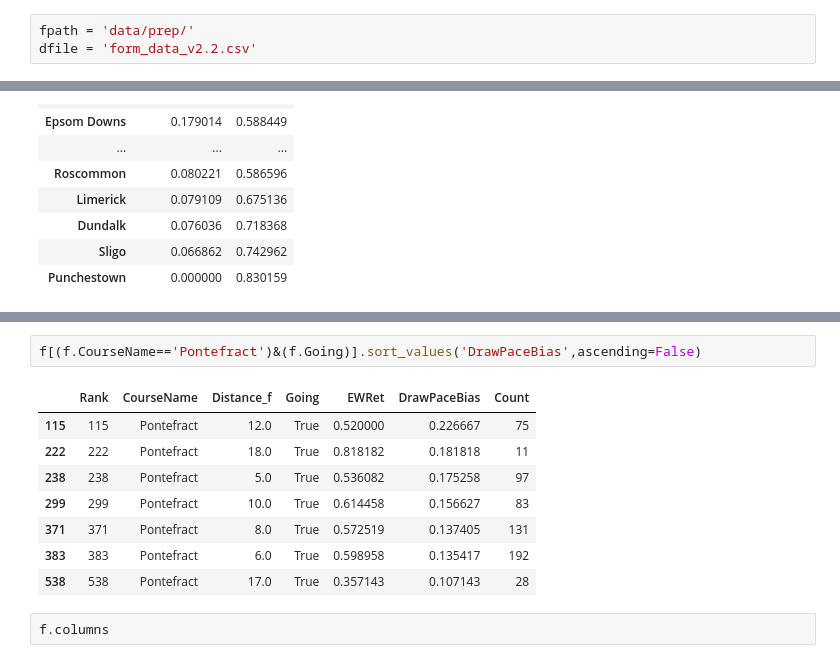
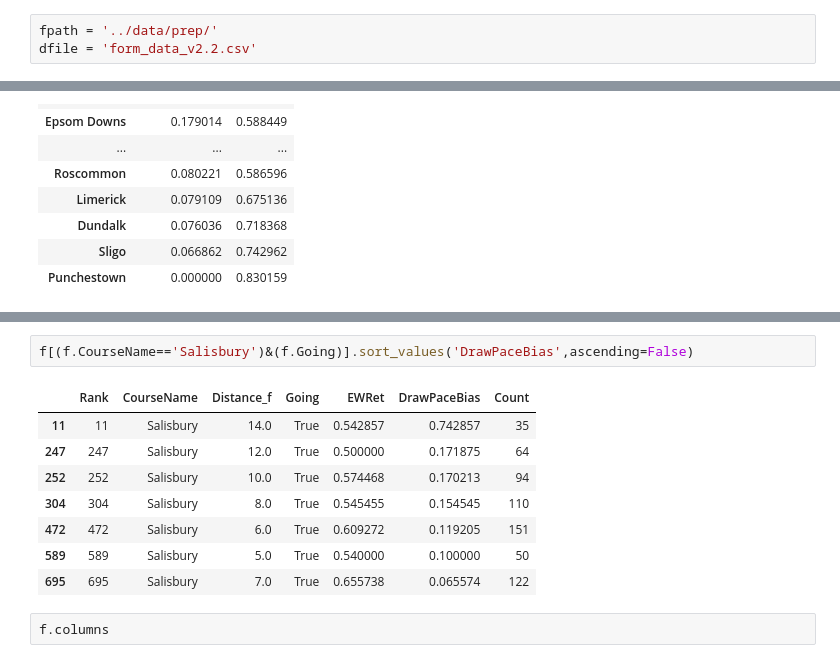
Before and after one commit to robertdavidburbidgephd/formbook, a Jupyter notebook: notebooks/pace_draw_dev0.ipynb, the cells around one changed output, grey strips where cells are left out. Saved outputs shown, nothing was run; the diff lists cells and outputs as text.

```diff
--- a/notebooks/pace_draw_dev0.ipynb
+++ b/notebooks/pace_draw_dev0.ipynb
@@ -6,7 +6,7 @@ import seaborn as sns
 import numpy as np
 from matplotlib import pyplot as plt
 # %%
-fpath = 'data/prep/'
+fpath = '../data/prep/'
 dfile = 'form_data_v2.2.csv'
 # %%
 df = pd.read_csv( fpath + dfile, header=0, parse_dates=True )
@@ -163,14 +87,14 @@ f[(f.CourseName=='Beverley')&(f.Going)].sort_values('DrawPaceBias',ascending=Fal
 # %%
-f[(f.CourseName=='Pontefract')&(f.Going)].sort_values('DrawPaceBias',ascending=False)
+f[(f.CourseName=='Salisbury')&(f.Going)].sort_values('DrawPaceBias',ascending=False)
 # %% [output]
 |  | Rank | CourseName | Distance_f | Going | EWRet | DrawPaceBias | Count |
-| 115 | 115 | Pontefract | 12.0 | True | 0.520000 | 0.226667 | 75 |
-| 222 | 222 | Pontefract | 18.0 | True | 0.818182 | 0.181818 | 11 |
-| 238 | 238 | Pontefract | 5.0 | True | 0.536082 | 0.175258 | 97 |
-| 299 | 299 | Pontefract | 10.0 | True | 0.614458 | 0.156627 | 83 |
-| 371 | 371 | Pontefract | 8.0 | True | 0.572519 | 0.137405 | 131 |
-| 383 | 383 | Pontefract | 6.0 | True | 0.598958 | 0.135417 | 192 |
-| 538 | 538 | Pontefract | 17.0 | True | 0.357143 | 0.107143 | 28 |
+| 11 | 11 | Salisbury | 14.0 | True | 0.542857 | 0.742857 | 35 |
+| 247 | 247 | Salisbury | 12.0 | True | 0.500000 | 0.171875 | 64 |
+| 252 | 252 | Salisbury | 10.0 | True | 0.574468 | 0.170213 | 94 |
+| 304 | 304 | Salisbury | 8.0 | True | 0.545455 | 0.154545 | 110 |
+| 472 | 472 | Salisbury | 6.0 | True | 0.609272 | 0.119205 | 151 |
+| 589 | 589 | Salisbury | 5.0 | True | 0.540000 | 0.100000 | 50 |
+| 695 | 695 | Salisbury | 7.0 | True | 0.655738 | 0.065574 | 122 |
 # %%
 f.columns
 # %% [output]
```
Also changed, not shown: parts of 7 cells of this notebook, 1 other file.
